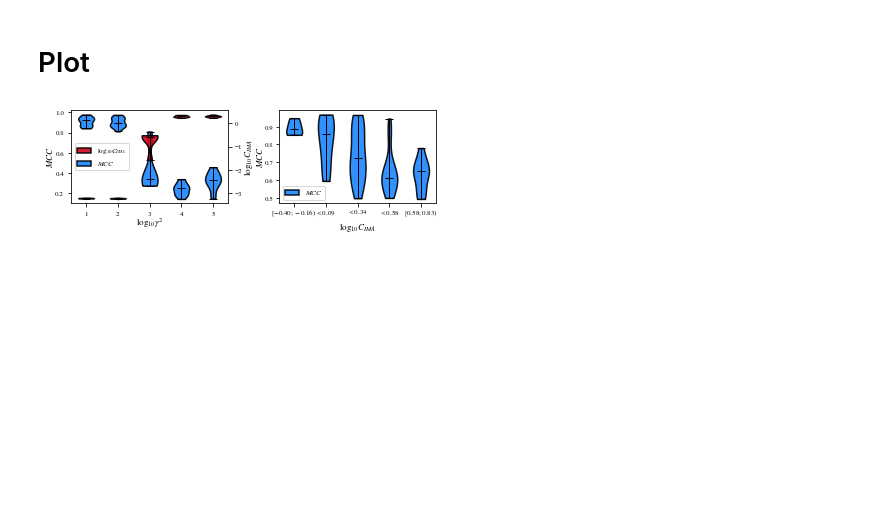
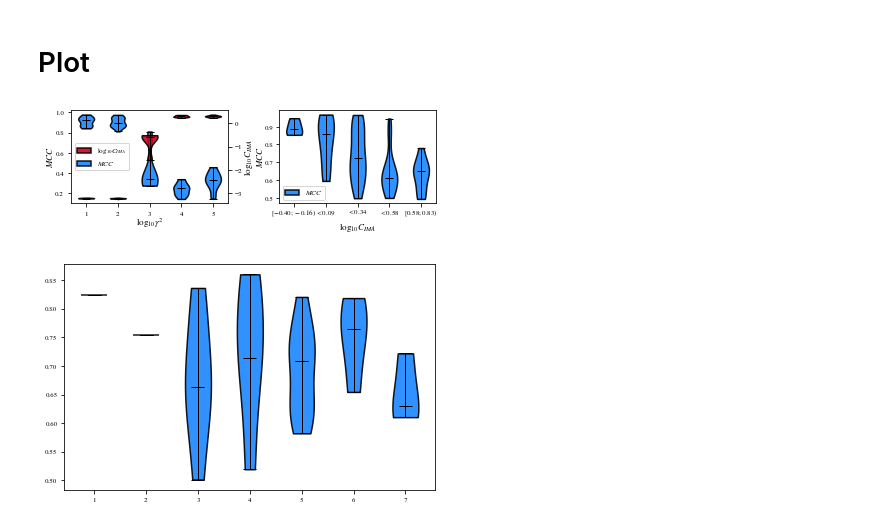
Before and after one commit to rpatrik96/ima-vae, a Jupyter notebook: notebooks/synth_plots.ipynb, the cells around one changed output. Saved outputs shown, nothing was run; the diff lists cells and outputs as text; code cells hidden in the pictures; blank space fills up the shorter version.

Commit message:
synth plot flow plot

```diff
--- a/notebooks/synth_plots.ipynb
+++ b/notebooks/synth_plots.ipynb
@@ -205,3 +205,14 @@ plt.legend([vp['bodies'][0],], ["$MCC$"], loc='lower left')
 plt.savefig("moebius_mcc_cima.svg")
 # %% [output]
 [figure]
+# %%
+quartile_bins = flow_df.mixing_cima.describe()[["min", "25%", "50%", "75%", "max"]].tolist()
+NUM_BINS = 8#len(quartile_bins)
+bins = np.logspace( np.log10(flow_df.mixing_cima.min()-1e-8), np.log10(flow_df.mixing_cima.max()+1e-8), NUM_BINS)
+binned_cima = pd.cut(flow_df.mixing_cima, bins=bins, labels=list(range(NUM_BINS-1)), retbins=False, right=True, include_lowest=True)
+
+groups = [flow_df.mcc4min_neg_elbo[binned_cima==label] for label in list(range(NUM_BINS-1))]
+vp = plt.violinplot(groups, showmedians=True)
+format_violin(vp)
+# %% [output]
+[figure, added]
```
